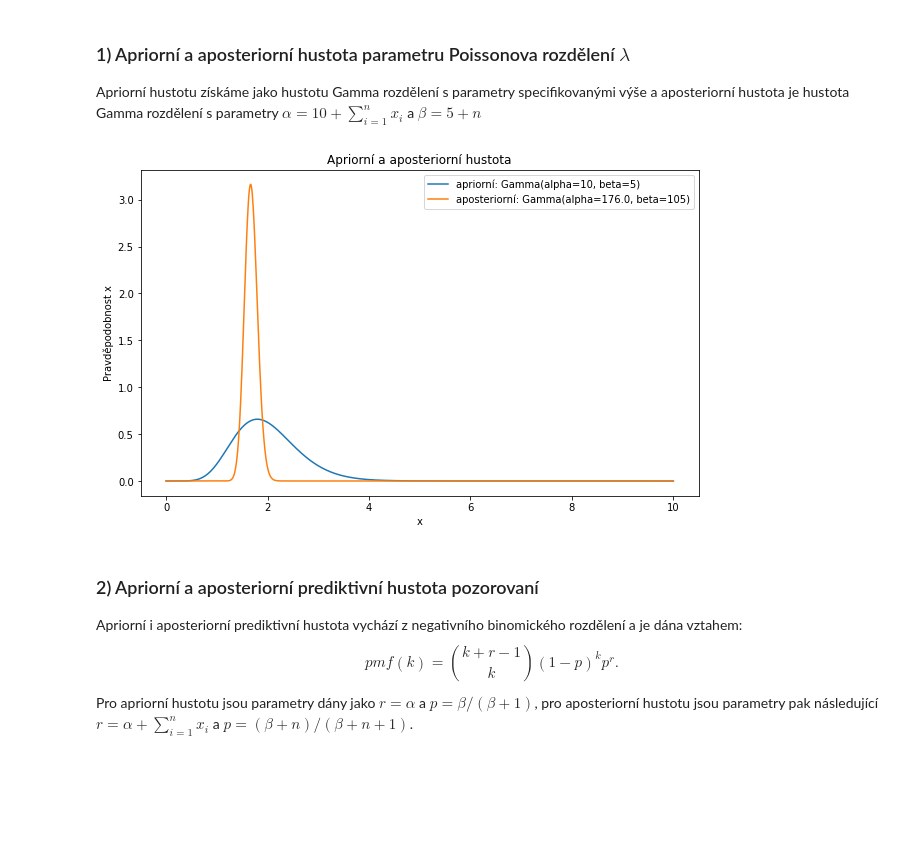
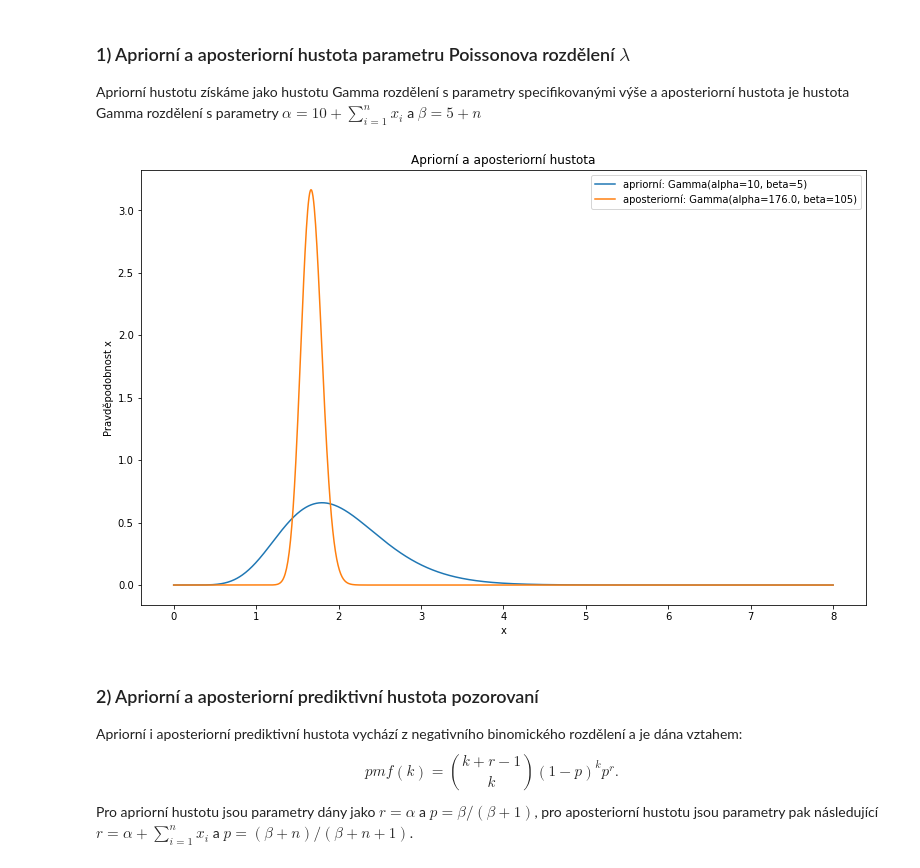
Before and after one commit to xmihol00/MSP, a Jupyter notebook: proj2/Mihola_MSP_2-projekt.ipynb, the cells around one changed output. Cells and saved outputs as stored; diff of their text form; code cells hidden in the pictures; blank space fills up the shorter version.

```diff
--- a/proj2/Mihola_MSP_2-projekt.ipynb
+++ b/proj2/Mihola_MSP_2-projekt.ipynb
@@ -28,22 +28,22 @@ Apriorní hustotu získáme jako hustotu Gamma rozdělení s parametry specifiko
 # %%
 alpha_apriori = 10
 beta_apriori = 5
-plt.figure(figsize=(10, 6))
-x = np.linspace(0, 10, 1000)
+plt.figure(figsize=(13, 8))
+x = np.linspace(0, 8, 1000)
 y_apriori = st.gamma.pdf(x, alpha_apriori, 0, 1/beta_apriori)
 observations = np.array(df1["uloha_1 a)"].dropna().values)
 alpha_aposteriori = alpha_apriori + observations.sum()
 beta_aposteriori = beta_apriori + observations.shape[0]
 y_aposteriori = st.gamma.pdf(x, alpha_aposteriori, 0, 1/beta_aposteriori)
 plt.title("Apriorní a aposteriorní hustota")
 plt.xlabel("x")
 plt.ylabel("Pravděpodobnost x")
 plt.plot(x, y_apriori, label=f"apriorní: Gamma(alpha={alpha_apriori}, beta={beta_apriori})")
 plt.plot(x, y_aposteriori, label=f"aposteriorní: Gamma(alpha={alpha_aposteriori}, beta={beta_aposteriori})")
 plt.legend()
 plt.show()
 # %% [output]
-[figure, old version]
+[figure, new version]
 # %% [markdown]
 ### 2) Apriorní a aposteriorní prediktivní hustota pozorovaní
 Apriorní i aposteriorní prediktivní hustota vychází z negativního binomického rozdělení a je dána vztahem:
```
Also changed, not shown: parts of 16 cells of this notebook.
